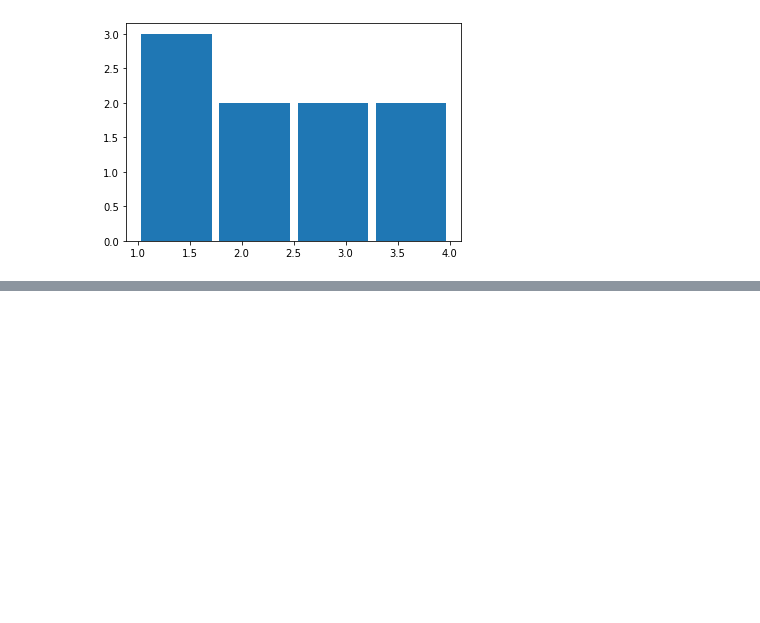
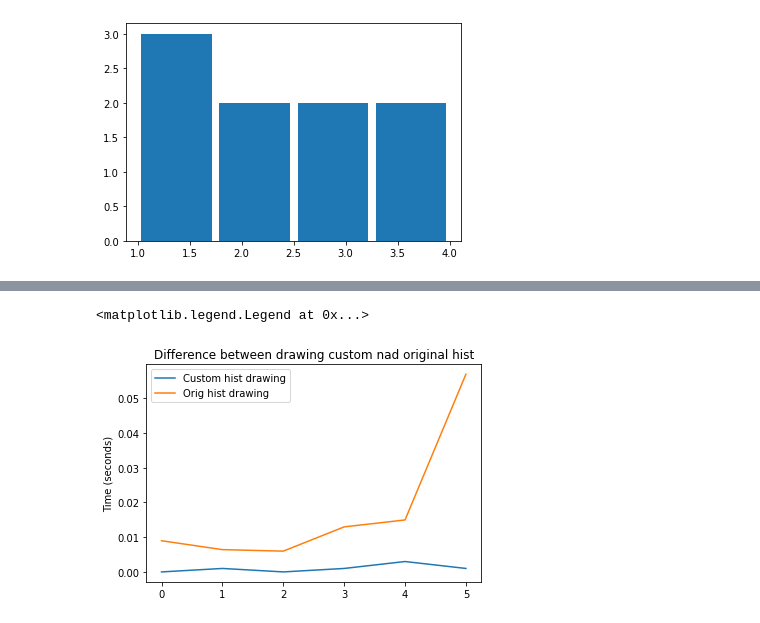
Before and after one commit to MILKA-TOP/andan, a Jupyter notebook: lab_1/Lab_1.ipynb, the cells around one changed output, grey strips where cells are left out. Cells and saved outputs as stored; diff of their text form; code cells hidden in the pictures; blank space fills up the shorter version.

```diff
--- a/lab_1/Lab_1.ipynb
+++ b/lab_1/Lab_1.ipynb
@@ -331,0 +365,9 @@ draw_hists(np.random.randint(100, size=1000), 100)
+# %%
+plt.title("Difference between drawing custom nad original hist")
+plt.plot(custom_hist_time, label="Custom hist drawing")
+plt.plot(orig_hist_time, label="Orig hist drawing")
+plt.ylabel('Time (seconds)')
+plt.legend()
+# %% [output]
+<matplotlib.legend.Legend at 0x...>
+[figure, added]
```
Also changed, not shown: parts of 4 cells of this notebook, 3 other files.
